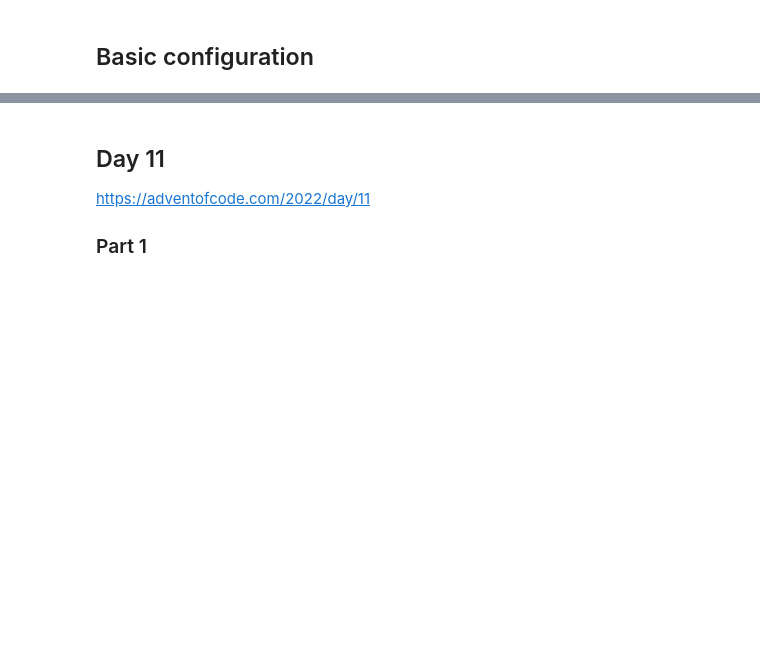
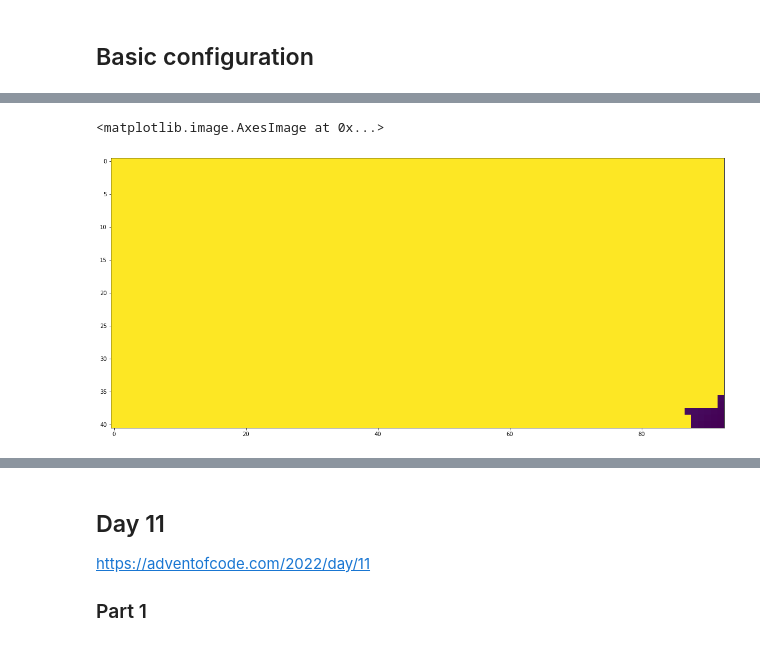
Before and after one commit to jparatte/aoc2022, a Jupyter notebook: aoc2022.ipynb, the cells around one changed output, grey strips where cells are left out. Cells and saved outputs as stored; diff of their text form; code cells hidden in the pictures; blank space fills up the shorter version.

```diff
--- a/aoc2022.ipynb
+++ b/aoc2022.ipynb
@@ -15,0 +134,2 @@ from aocd.models import Puzzle
+# %%
+vmap = run_djikstra(start, hmap)
@@ -15,0 +145,10 @@ from aocd.models import Puzzle
+# %%
+from tqdm import tqdm
+
+low_dist = []
+
+xi, yi = np.where(hmap == 0)
+
+for xo, yo in tqdm(zip(xi, yi)):
+    vmap = run_djikstra((xo, yo), hmap)
+    low_dist.append(vmap[end].dist)
@@ -15,0 +221,7 @@ from aocd.models import Puzzle
+# %%
+nx, ny = hmap.shape
+d_map = np.array([[min(vmap[(x, y)].dist, 200) for x in range(nx)] for y in range(ny)])
+plt.imshow(d_map)
+# %% [output]
+<matplotlib.image.AxesImage at 0x...>
+[figure, added]
```
Also changed, not shown: parts of 22 cells of this notebook.
